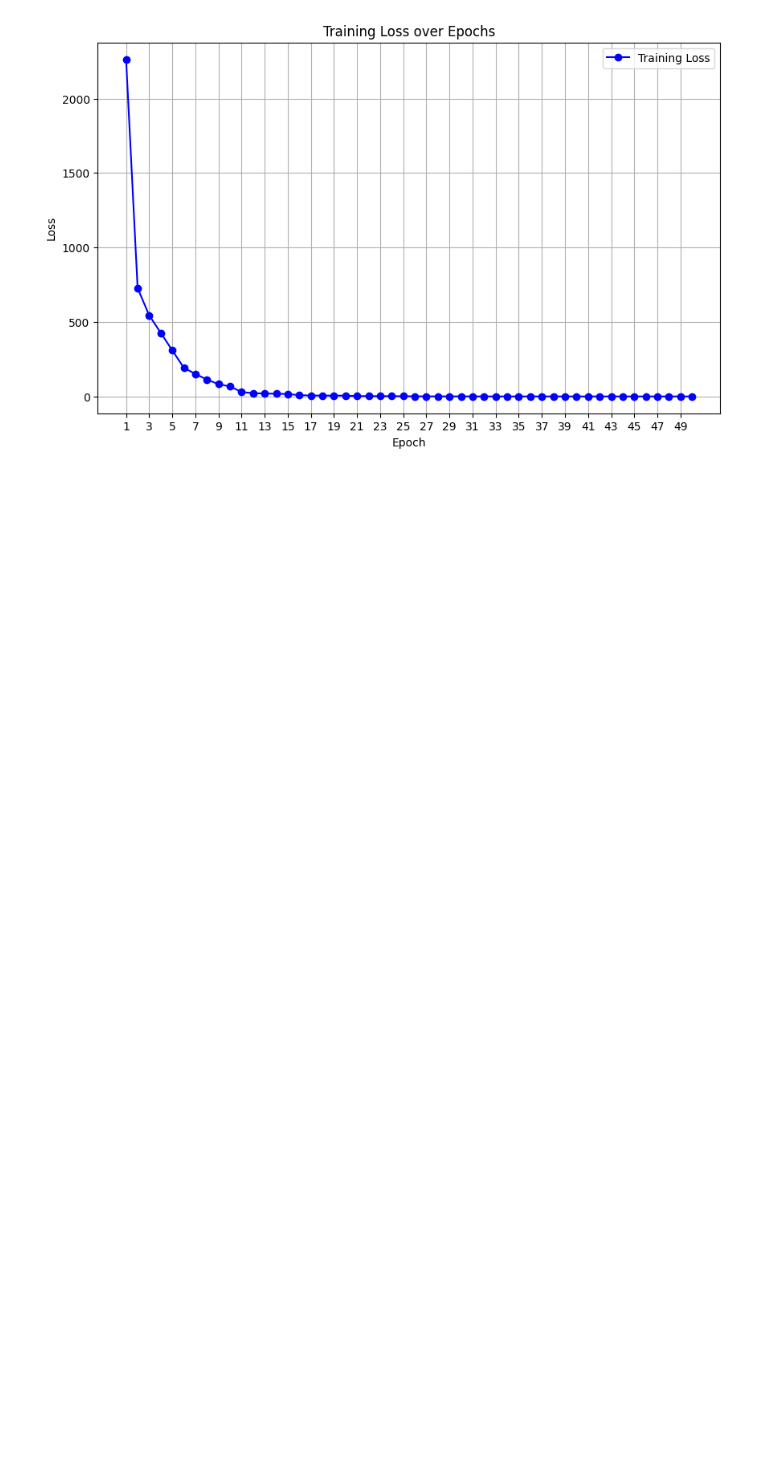
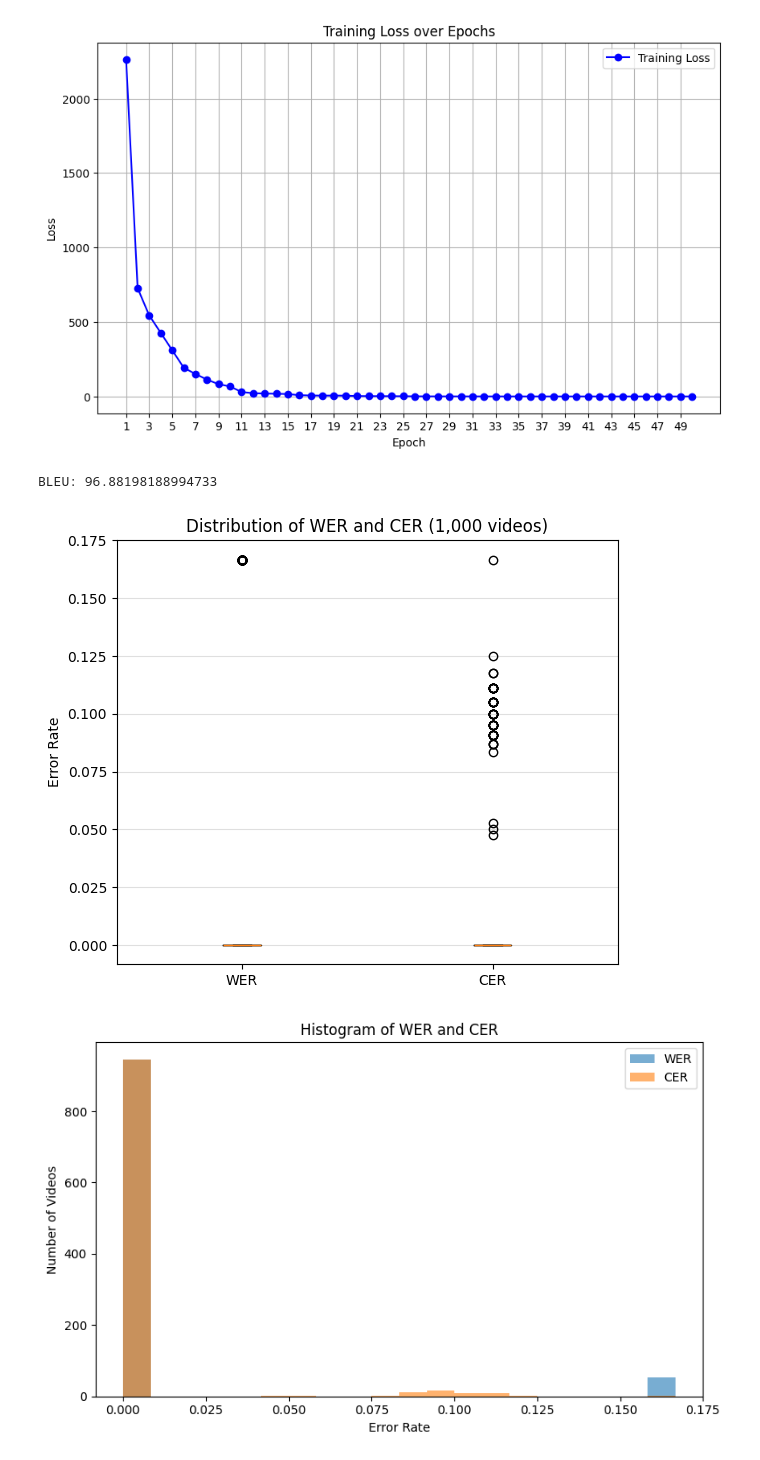
Before and after one commit to MathivananSekar/VisualSpeechRecognition, a Jupyter notebook: src/testing.ipynb, the cells around one changed output. Cells and saved outputs as stored; diff of their text form; code cells hidden in the pictures; blank space fills up the shorter version.

```diff
--- a/src/testing.ipynb
+++ b/src/testing.ipynb
@@ -74,3 +74,17 @@ plt.savefig("training_loss.png", dpi=300)
 plt.show()
 # %% [output]
 [figure]
+# %%
+import pandas as pd
+import sacrebleu
+
+df = pd.read_csv("../validation_results.csv")
+# Convert to lists
+refs = df["ref_text"].tolist()
+hyps = df["hyp_text"].tolist()
+
+refs_nested = [refs]  # wrap in an extra list
+score = sacrebleu.corpus_bleu(hyps, refs_nested)
+print("BLEU:", score.score)
+# %% [output]
+BLEU: 96.88198188994733
@@ -76,0 +137,5 @@ plt.show()
+# %%
+plot_wer_cer_distributions("../validation_results.csv")
+# %% [output]
+[figure, added]
+[figure, added]
```
Also changed, not shown: parts of 7 cells of this notebook, 5 other files.
